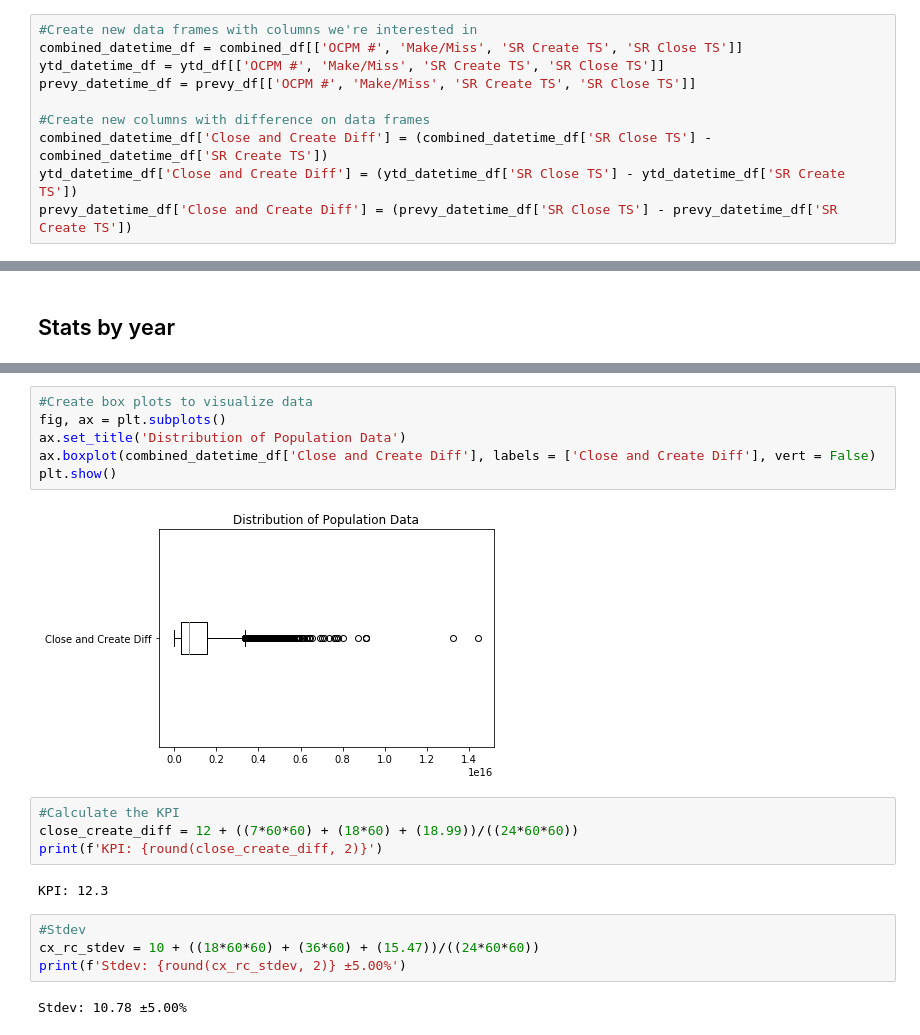
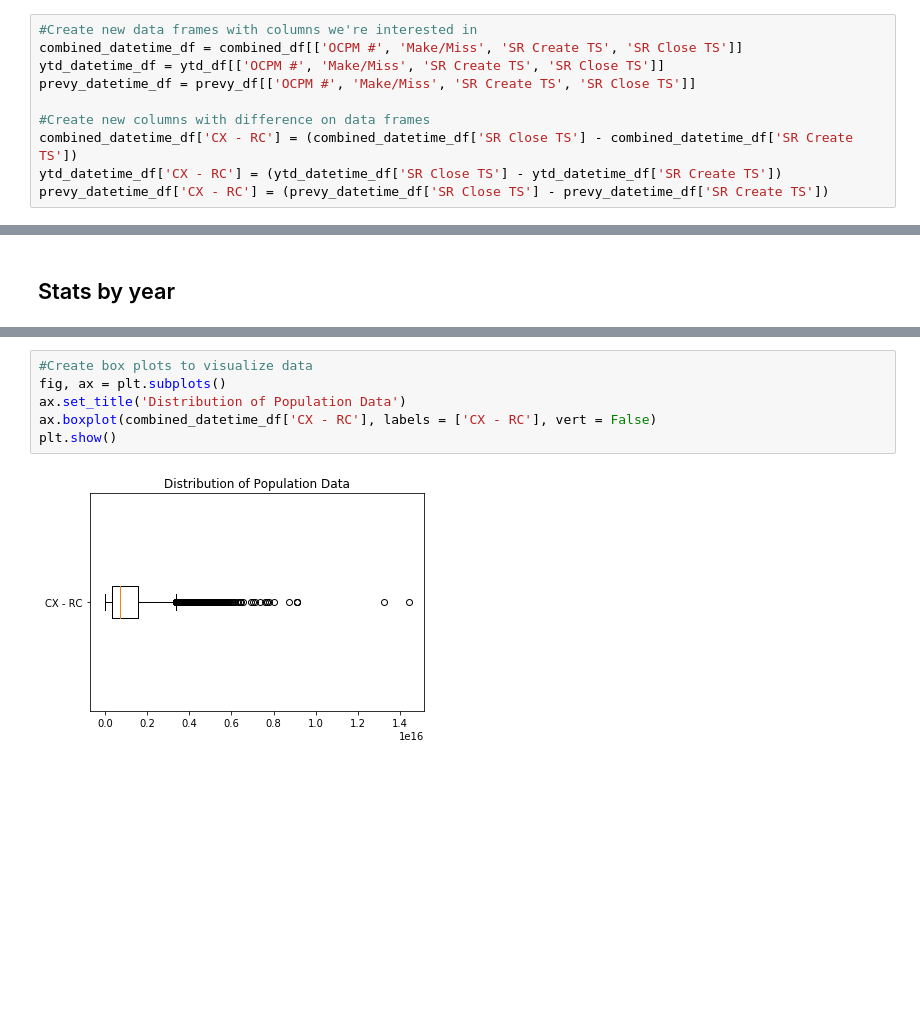
Before and after one commit to jaime030690/ECT_Report_Analysis, a Jupyter notebook: main.ipynb, the cells around one changed output, grey strips where cells are left out. Saved outputs shown, nothing was run; the diff lists cells and outputs as text; blank space fills up the shorter version.

```diff
--- a/main.ipynb
+++ b/main.ipynb
@@ -34,9 +34,9 @@ ytd_datetime_df = ytd_df[['OCPM #', 'Make/Miss', 'SR Create TS', 'SR Close TS']]
 prevy_datetime_df = prevy_df[['OCPM #', 'Make/Miss', 'SR Create TS', 'SR Close TS']]
 
 #Create new columns with difference on data frames
-combined_datetime_df['Close and Create Diff'] = (combined_datetime_df['SR Close TS'] - combined_datetime_df['SR Create TS'])
-ytd_datetime_df['Close and Create Diff'] = (ytd_datetime_df['SR Close TS'] - ytd_datetime_df['SR Create TS'])
-prevy_datetime_df['Close and Create Diff'] = (prevy_datetime_df['SR Close TS'] - prevy_datetime_df['SR Create TS'])
+combined_datetime_df['CX - RC'] = (combined_datetime_df['SR Close TS'] - combined_datetime_df['SR Create TS'])
+ytd_datetime_df['CX - RC'] = (ytd_datetime_df['SR Close TS'] - ytd_datetime_df['SR Create TS'])
+prevy_datetime_df['CX - RC'] = (prevy_datetime_df['SR Close TS'] - prevy_datetime_df['SR Create TS'])
 # %% [output]
 A value is trying to be set on a copy of a slice from a DataFrame.
 Try using .loc[row_indexer,col_indexer] = value instead
@@ -122,20 +122,8 @@ describe_df
 # %%
 #Create box plots to visualize data
 fig, ax = plt.subplots()
 ax.set_title('Distribution of Population Data')
-ax.boxplot(combined_datetime_df['Close and Create Diff'], labels = ['Close and Create Diff'], vert = False)
+ax.boxplot(combined_datetime_df['CX - RC'], labels = ['CX - RC'], vert = False)
 plt.show()
 # %% [output]
-[figure, old version]
+[figure, new version]
-# %%
-#Calculate the KPI
-close_create_diff = 12 + ((7*60*60) + (18*60) + (18.99))/((24*60*60))
-print(f'KPI: {round(close_create_diff, 2)}')
-# %% [output]
-KPI: 12.3
-# %%
-#Stdev
-cx_rc_stdev = 10 + ((18*60*60) + (36*60) + (15.47))/((24*60*60))
-print(f'Stdev: {round(cx_rc_stdev, 2)} ±5.00%')
-# %% [output]
-Stdev: 10.78 ±5.00%
```
Also changed, not shown: parts of 3 cells of this notebook, 2 other files.
